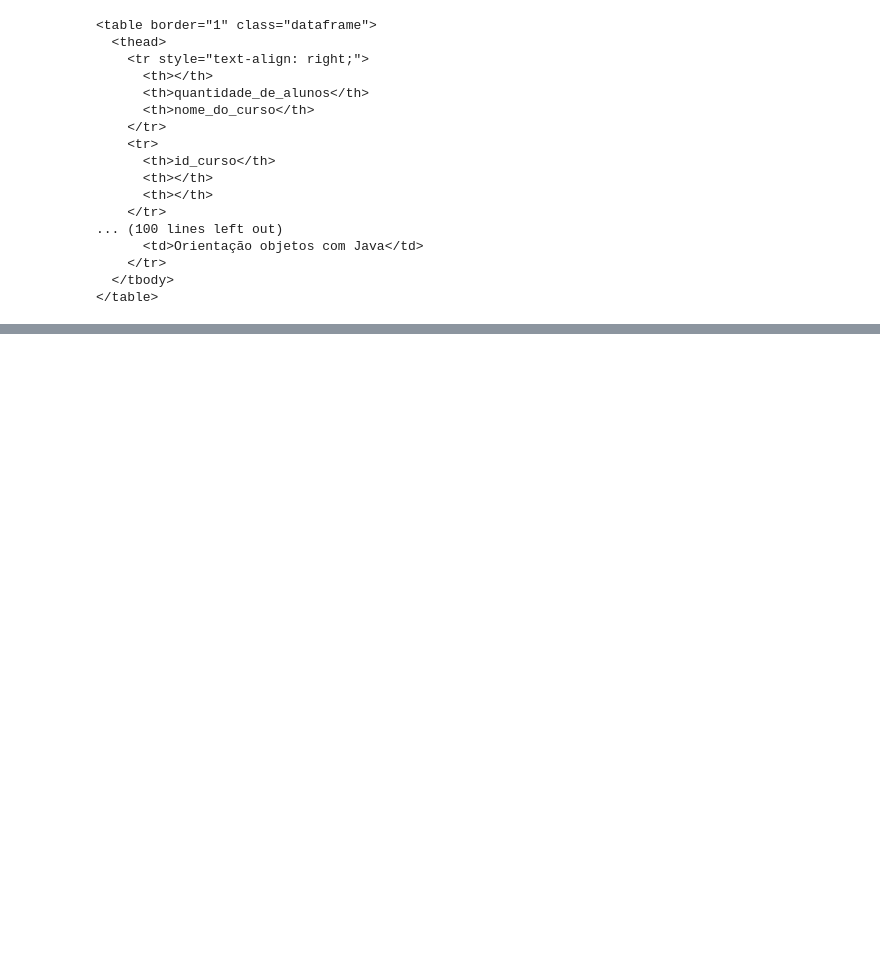
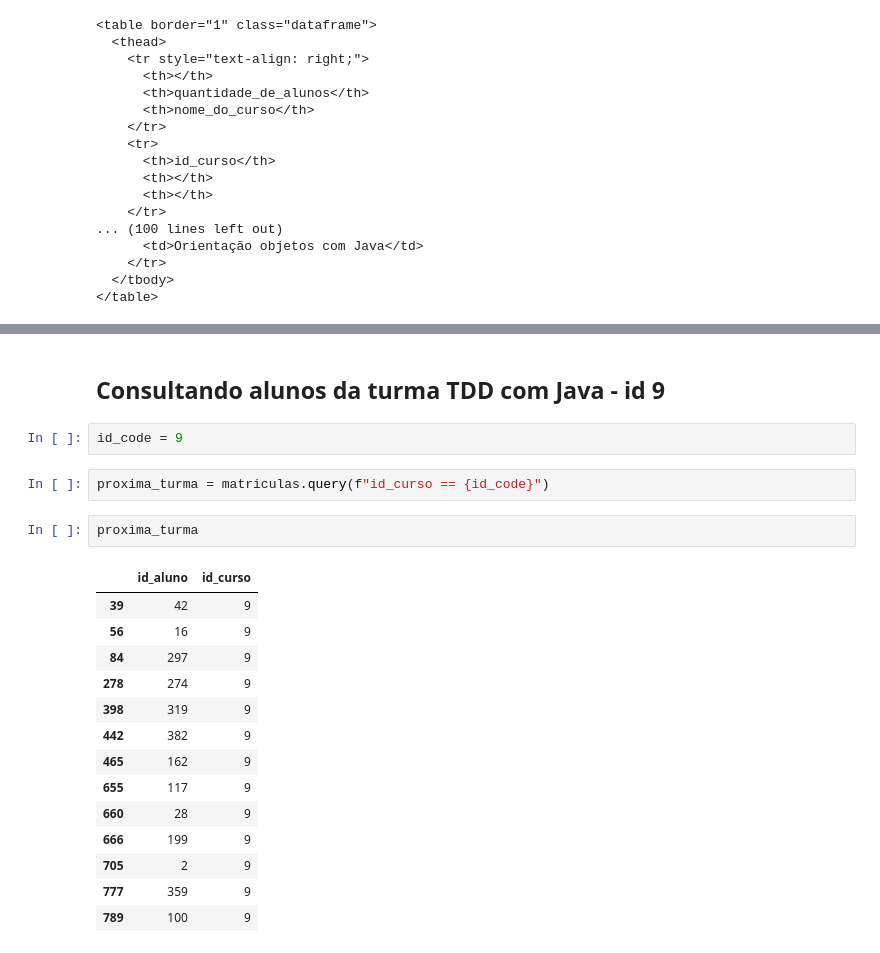
Before and after one commit to KamilaSouza/Python-for-Data-Science, a Jupyter notebook: 5_Input_and_Output/school_dataframe.ipynb, the cells around one changed output, grey strips where cells are left out. Saved outputs shown, nothing was run; the diff lists cells and outputs as text; blank space fills up the shorter version.

```diff
--- a/5_Input_and_Output/school_dataframe.ipynb
+++ b/5_Input_and_Output/school_dataframe.ipynb
@@ -460,0 +617,23 @@ print(matriculas_html)
+# %% [markdown]
+## Consultando alunos da turma TDD com Java - id 9
+# %%
+id_code = 9
+# %%
+proxima_turma = matriculas.query(f"id_curso == {id_code}")
+# %%
+proxima_turma
+# %% [output]
+|  | id_aluno | id_curso |
+| 39 | 42 | 9 |
+| 56 | 16 | 9 |
+| 84 | 297 | 9 |
+| 278 | 274 | 9 |
+| 398 | 319 | 9 |
+| 442 | 382 | 9 |
+| 465 | 162 | 9 |
+| 655 | 117 | 9 |
+| 660 | 28 | 9 |
+| 666 | 199 | 9 |
+| 705 | 2 | 9 |
+| 777 | 359 | 9 |
+| 789 | 100 | 9 |
```
Also changed, not shown: parts of 47 cells of this notebook, 1 other file.
